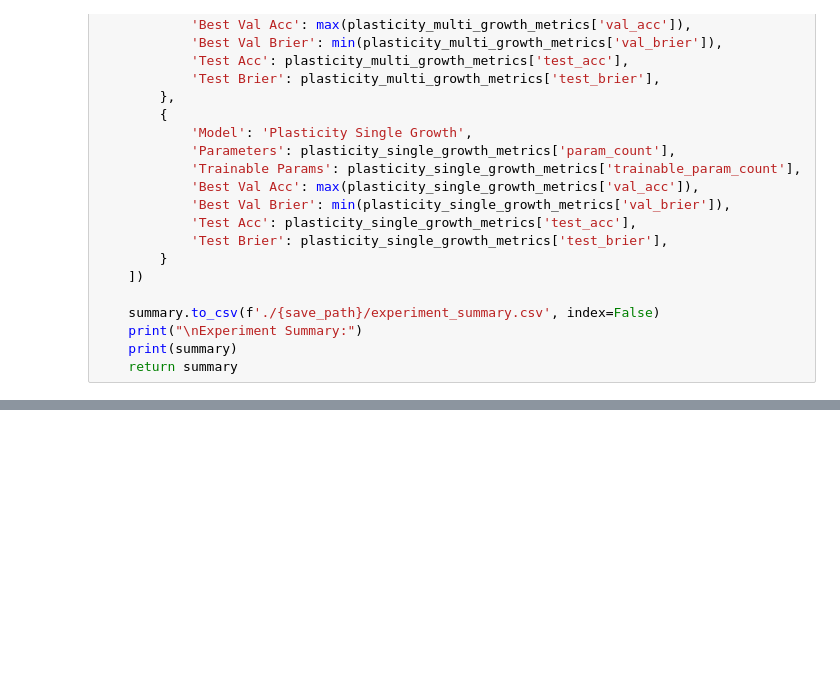
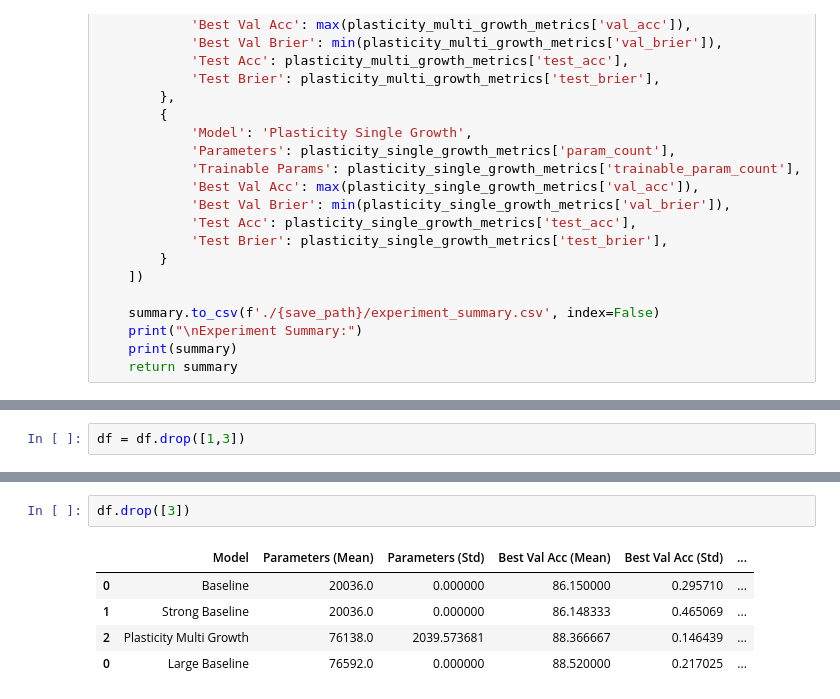
Before and after one commit to jinruiiii/thesis_experiments, a Jupyter notebook: Bayesian/BayesianFNN/main.ipynb, the cells around one changed output, grey strips where cells are left out. Saved outputs shown, nothing was run; the diff lists cells and outputs as text; blank space fills up the shorter version.

```diff
--- a/Bayesian/BayesianFNN/main.ipynb
+++ b/Bayesian/BayesianFNN/main.ipynb
@@ -1204,0 +1175,2 @@ data = [
+# %%
+df = df.drop([1,3])
@@ -1204,0 +1185,8 @@ data = [
+# %%
+df.drop([3])
+# %% [output]
+|  | Model | Parameters (Mean) | Parameters (Std) | Best Val Acc (Mean) | Best Val Acc (Std) | ... |
+| 0 | Baseline | 20036.0 | 0.000000 | 86.150000 | 0.295710 | ... |
+| 1 | Strong Baseline | 20036.0 | 0.000000 | 86.148333 | 0.465069 | ... |
+| 2 | Plasticity Multi Growth | 76138.0 | 2039.573681 | 88.366667 | 0.146439 | ... |
+| 0 | Large Baseline | 76592.0 | 0.000000 | 88.520000 | 0.217025 | ... |
```
Also changed, not shown: parts of 9 cells of this notebook, 2 other files.
